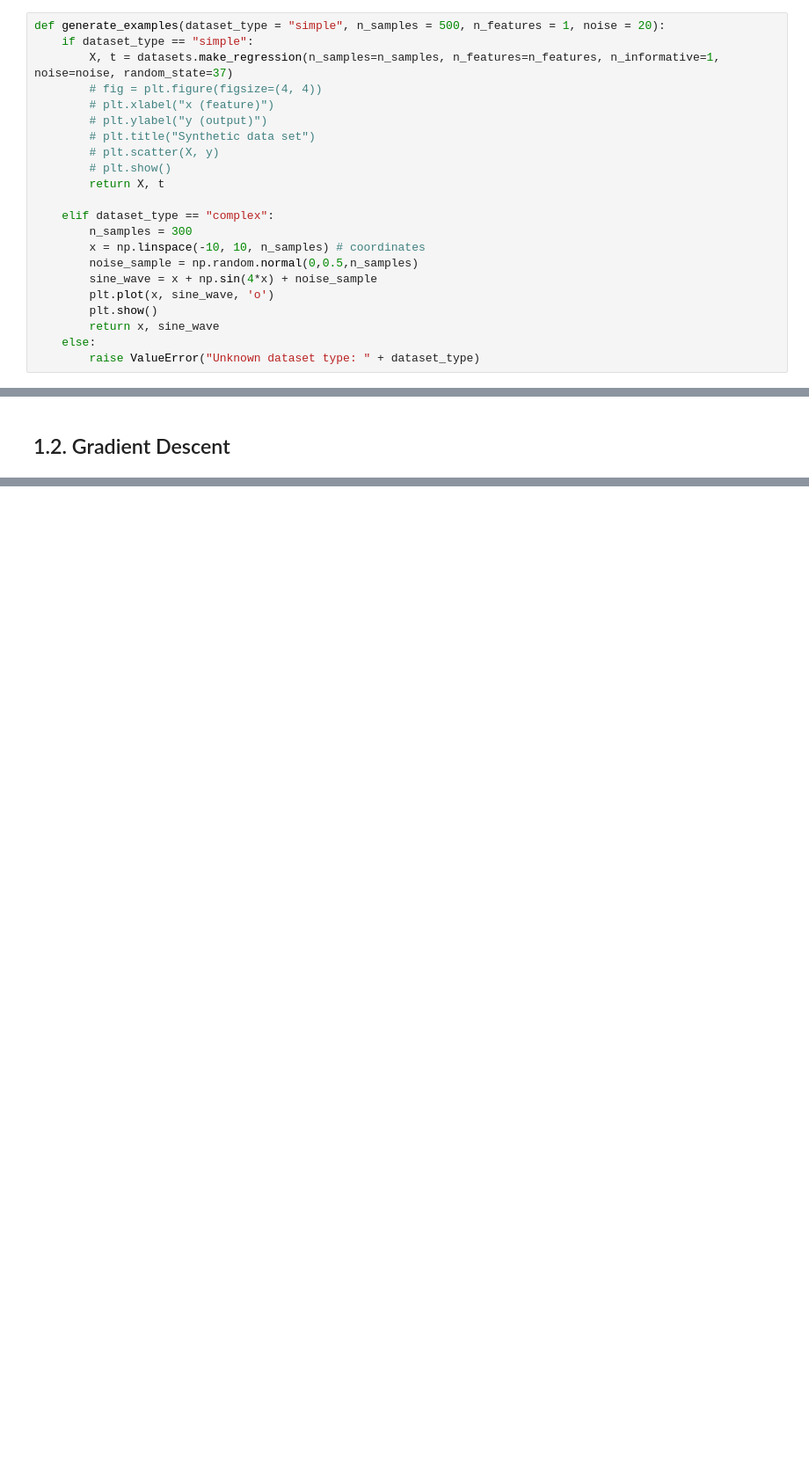
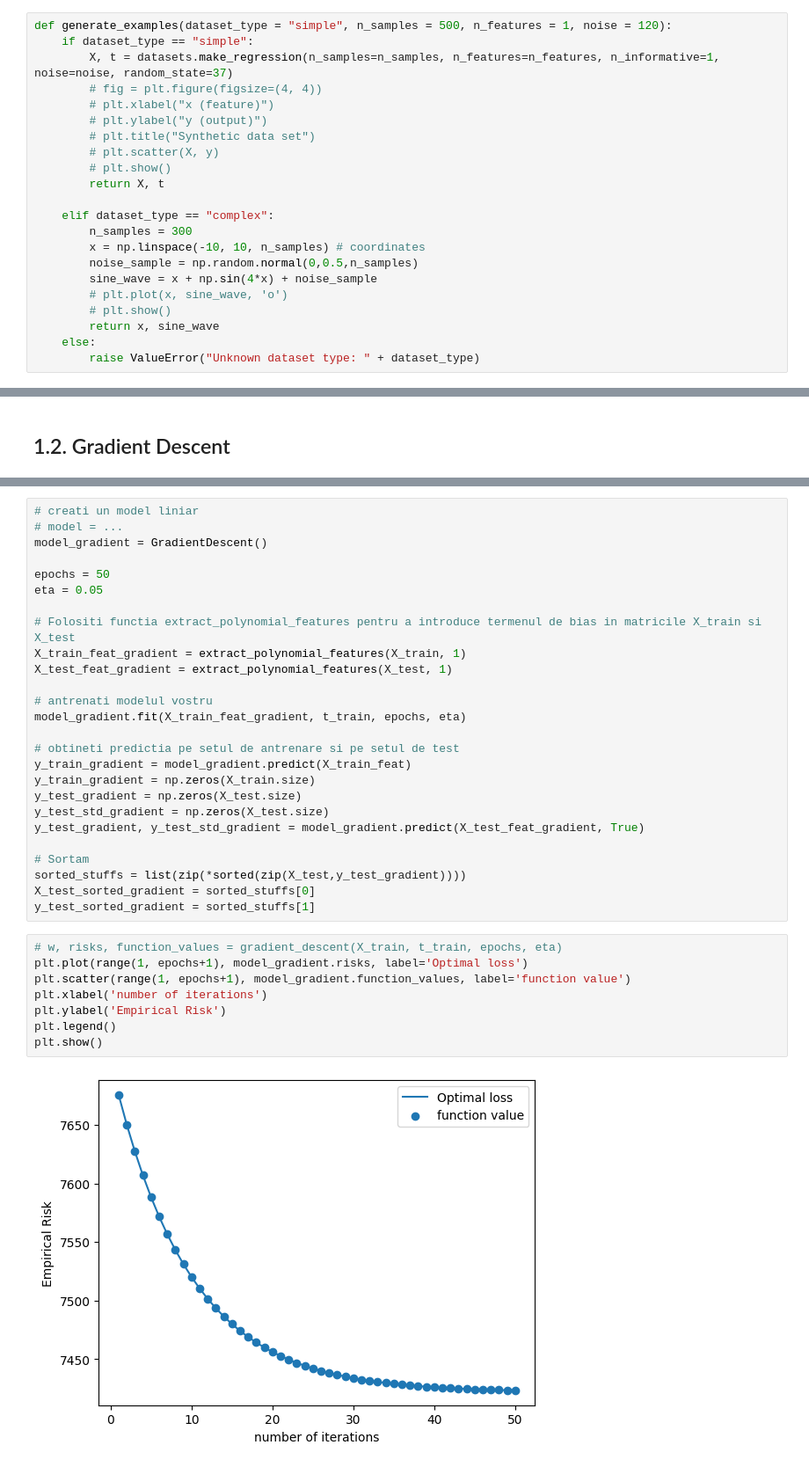
Before and after one commit to iandreileo/homework-ai-linear-regression, a Jupyter notebook: main.ipynb, the cells around one changed output, grey strips where cells are left out. Shown: that part at 88% size. Cells and saved outputs as stored; diff of their text form; blank space fills up the shorter version.

Commit message:
gradient class

```diff
--- a/main.ipynb
+++ b/main.ipynb
@@ -14,7 +14,7 @@ DATASET_TYPE = "simple" # simple, complex
 # %% [markdown]
 Functii pentru generarea de datasets
 # %%
-def generate_examples(dataset_type = "simple", n_samples = 500, n_features = 1, noise = 20):
+def generate_examples(dataset_type = "simple", n_samples = 500, n_features = 1, noise = 120):
     if dataset_type == "simple":
         X, t = datasets.make_regression(n_samples=n_samples, n_features=n_features, n_informative=1, noise=noise, random_state=37)
         # fig = plt.figure(figsize=(4, 4))
@@ -30,8 +30,8 @@ def generate_examples(dataset_type = "simple", n_samples = 500, n_features = 1,
         x = np.linspace(-10, 10, n_samples) # coordinates
         noise_sample = np.random.normal(0,0.5,n_samples)
         sine_wave = x + np.sin(4*x) + noise_sample
-        plt.plot(x, sine_wave, 'o')
-        plt.show()
+        # plt.plot(x, sine_wave, 'o')
+        # plt.show()
         return x, sine_wave
     else:
         raise ValueError("Unknown dataset type: " + dataset_type)
@@ -210,3 +258,39 @@ plt.show()
+# %%
+# creati un model liniar
+# model = ...
+model_gradient = GradientDescent()
+
+epochs = 50
+eta = 0.05
+
+# Folositi functia extract_polynomial_features pentru a introduce termenul de bias in matricile X_train si X_test
+X_train_feat_gradient = extract_polynomial_features(X_train, 1)
+X_test_feat_gradient = extract_polynomial_features(X_test, 1)
+
+# antrenati modelul vostru
+model_gradient.fit(X_train_feat_gradient, t_train, epochs, eta)
+
+# obtineti predictia pe setul de antrenare si pe setul de test
+y_train_gradient = model_gradient.predict(X_train_feat)
+y_train_gradient = np.zeros(X_train.size)
+y_test_gradient = np.zeros(X_test.size)
+y_test_std_gradient = np.zeros(X_test.size)
+y_test_gradient, y_test_std_gradient = model_gradient.predict(X_test_feat_gradient, True)
+
+# Sortam
+sorted_stuffs = list(zip(*sorted(zip(X_test,y_test_gradient))))
+X_test_sorted_gradient = sorted_stuffs[0]
+y_test_sorted_gradient = sorted_stuffs[1]
+# %%
+# w, risks, function_values = gradient_descent(X_train, t_train, epochs, eta)
+plt.plot(range(1, epochs+1), model_gradient.risks, label='Optimal loss')
+plt.scatter(range(1, epochs+1), model_gradient.function_values, label='function value')
+plt.xlabel('number of iterations')
+plt.ylabel('Empirical Risk')
+plt.legend()
+plt.show()
+# %% [output]
+[figure, added]
 # %%
 plt.figure(figsize=(12,6))
 # plt.scatter(X_train, t_train, facecolor="none", color="b", s=50, label="training data")
```
Also changed, not shown: parts of 8 cells of this notebook.
